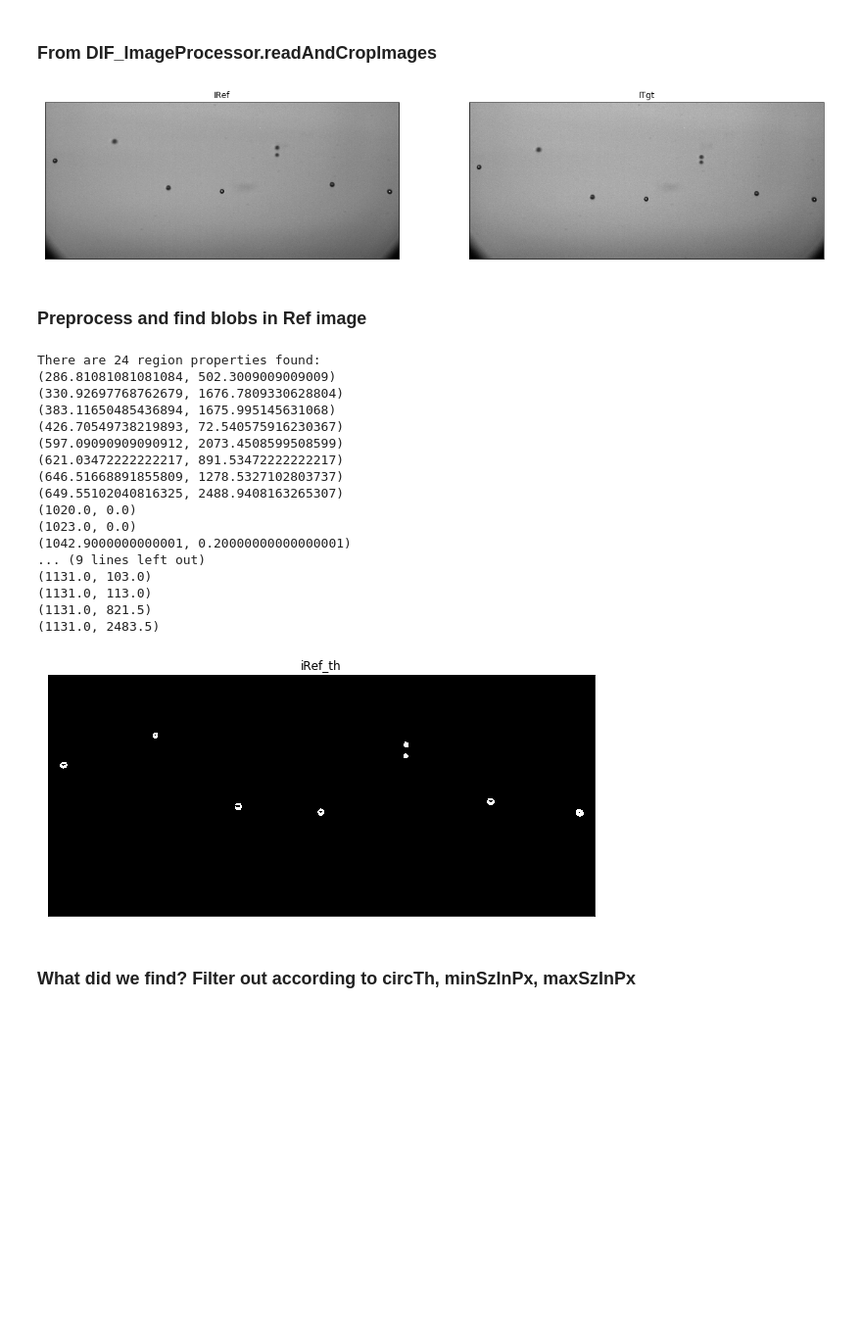
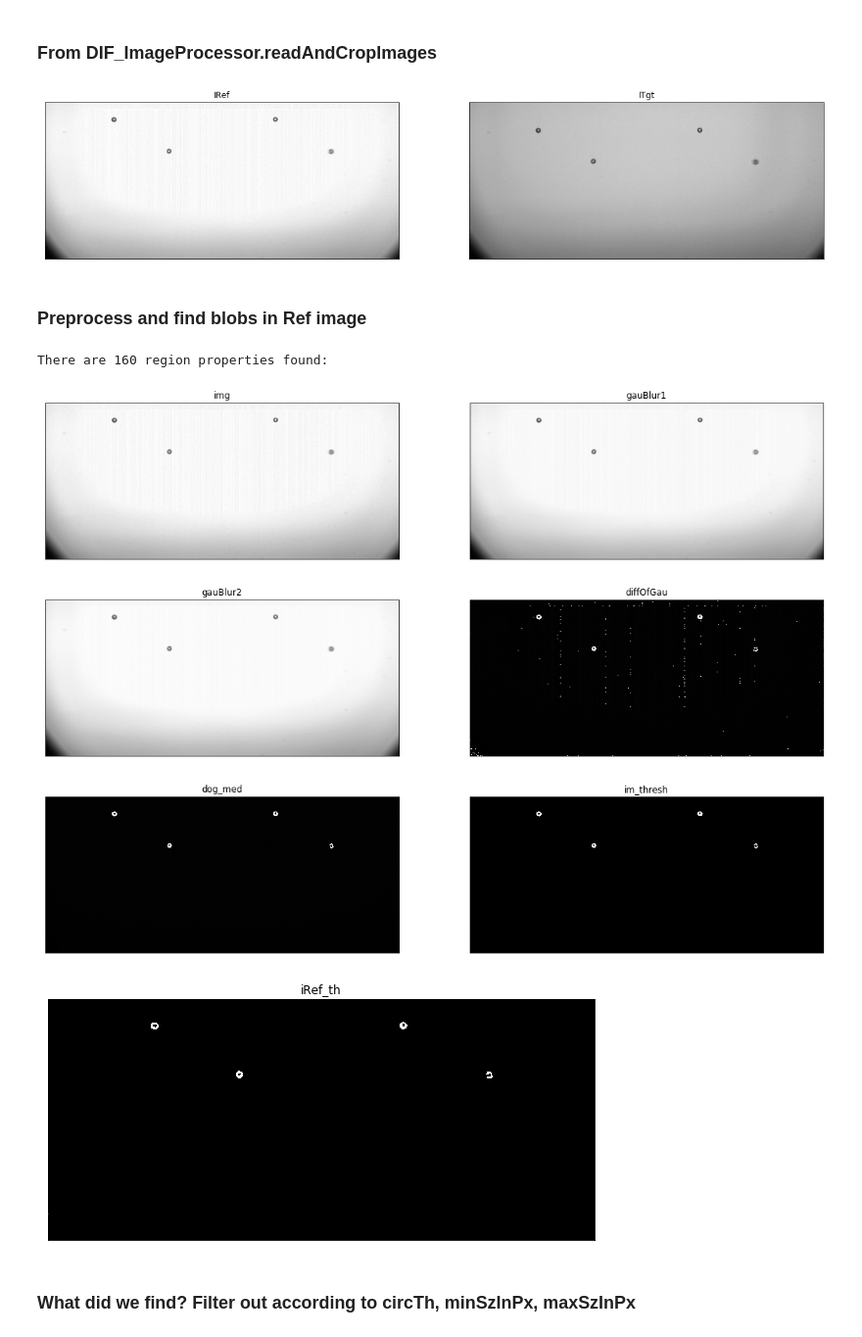
Before and after one commit to Aniruddh1/ipython-opencv-notebooks, a Jupyter notebook: notebooks/DIF Image Processing.ipynb, the cells around one changed output. Shown at 98% size. Cells and saved outputs as stored; diff of their text form; code cells hidden in the pictures; blank space fills up the shorter version.

```diff
--- a/notebooks/DIF Image Processing.ipynb
+++ b/notebooks/DIF Image Processing.ipynb
@@ -5,8 +5,15 @@ import numpy as np
 from matplotlib import pyplot as plt
 
 import sys
-sys.path.append('../scripts')
+from paths import Paths
+paths = Paths()
+sys.path.append(paths.scripts_root)
 import util
+
+import imutils
+
+%load_ext autoreload
+%autoreload 2
 
 # Display entire width of browser
 from IPython.display import display, HTML
@@ -18,10 +25,11 @@ display(HTML(data="""
 </style>
 """))
 
+paths.print_paths()
 # from Yesh's DIF_IP script
 from pixval import Formatter
 import blob_utils as bu
 from enum import IntEnum
-from skimage import measure
+from skimage import measure, filter
 
 green = (0, 255, 0)
@@ -98,3 +121,8 @@ maxSzInPx = DIF_ImageProcParams['maxSzInPx']
 maxDropsPerImg = DIF_ImageProcParams['maxDropsPerImg']
 timeLapse_us   = DIF_ImageProcParams['timeLapse_us']
 pxSize_um      = DIF_ImageProcParams['pxSize_um']
+# %%
+im16 = cv2.imread(paths.tmp_dir+'/DIF/dif_images/focus/+0/2017-09-29_09.22.41/DispenserOpt_00004_2017-09-29_09.22.50.png',cv2.IMREAD_ANYCOLOR | cv2.IMREAD_ANYDEPTH)
+imgplot =plt.imshow(im16, cmap='gray')
+plt.colorbar()
+#util.plot_imgs([(im16, 'IRef')], max_cols = 2)
@@ -105,5 +134,5 @@ cv2.checkChessboard
 # %%
-im16 = cv2.imread('../images/DispenserOpt_00097_2016-10-31_14.03.19.png', cv2.IMREAD_ANYCOLOR | cv2.IMREAD_ANYDEPTH)
+#im16 = cv2.imread('../images/DispenserOpt_00097_2016-10-31_14.03.19.png', cv2.IMREAD_ANYCOLOR | cv2.IMREAD_ANYDEPTH)
 
 # First make 2D by slicing out one channel
 if len(im16.shape) == 3:
@@ -120,54 +149,52 @@ if (im8.shape[0] == 2*frameHeight_px):
     ITgt = im8[frameHeight_px+rMin:frameHeight_px+rMax:rStep,cMin:cMax:cStep]
 
 IRef = im8[rMin:rMax:rStep,cMin:cMax:cStep]
+IRef16 = im16[rMin:rMax:rStep,cMin:cMax:cStep]
 
 util.plot_imgs([(IRef, 'IRef'), (ITgt, 'ITgt')], max_cols = 2)
 # %% [output]
-[figure, old version]
+[figure, new version]
 # %% [markdown]
 ### Preprocess and find blobs in Ref image
+# %%
+def simplePreProcAndBinarize(img):
+    gauBlur1 = cv2.GaussianBlur(img,(3,3),0)
+    gauBlur2 = cv2.GaussianBlur(img,(11,11),0)
+    diffOfGau = gauBlur1-gauBlur2
+    dog_med = cv2.medianBlur(diffOfGau, 5, 0)
+    ret, im_thresh = cv2.threshold(dog_med,0,255,cv2.THRESH_BINARY+cv2.THRESH_OTSU)
+    util.plot_imgs([(img, 'img'), (gauBlur1, 'gauBlur1'),(gauBlur2, 'gauBlur2'),(diffOfGau, 'diffOfGau'),(dog_med, 'dog_med'),(im_thresh, 'im_thresh')], max_cols = 2)
+    return im_thresh
 # %%
 # Ref image processing
 #---------------------
 # Preprocess and binarize reference image
 #iRef_th = bu.preprocAndBinarizeImg(iRef, blurKernelSize, tophatKernalSize, minThVal, maxThVal, thresholdType)
-iRef_th = bu.simplePreProcAndBinarize(IRef)
+#iRef_th = bu.simplePreProcAndBinarize(IRef16)
+iRef_th = simplePreProcAndBinarize(IRef)
 
 # Find, label and size up the blobs
 labelArrRef = measure.label(iRef_th)
 
 # Measure properties of labeled image regions.
 #  http://scikit-image.org/docs/dev/api/skimage.measure.html#skimage.measure.regionprops
 RegPropsRef = measure.regionprops(labelArrRef)
 
 numBlobsRef = len(RegPropsRef)
 print("There are %d region properties found:" % (numBlobsRef))
 
-for i in range(numBlobsRef):
-    print(RegPropsRef[i].centroid)
+# for i in range(numBlobsRef):
+#     print(RegPropsRef[i].centroid)
 
 blobCentroidsRef = np.array([RegPropsRef[i].centroid for i in range(numBlobsRef)])
 
 util.plot_imgs([(iRef_th, 'iRef_th')], max_cols = 2)
 # %% [output]
-There are 24 region properties found:
-(286.81081081081084, 502.3009009009009)
-(330.92697768762679, 1676.7809330628804)
-(383.11650485436894, 1675.995145631068)
-(426.70549738219893, 72.540575916230367)
-(597.09090909090912, 2073.4508599508599)
-(621.03472222222217, 891.53472222222217)
-(646.51668891855809, 1278.5327102803737)
-(649.55102040816325, 2488.9408163265307)
-(1020.0, 0.0)
-(1023.0, 0.0)
-(1042.9000000000001, 0.20000000000000001)
-... (9 lines left out)
-(1131.0, 103.0)
-(1131.0, 113.0)
-(1131.0, 821.5)
-(1131.0, 2483.5)
+There are 160 region properties found:
-[figure, old version]
+[figure, new version]
+[figure, added]
+[figure, added]
+[figure, added]
 # %% [markdown]
 ### What did we find? Filter out according to circTh, minSzInPx, maxSzInPx
 # %%
```
Also changed, not shown: parts of 3 cells of this notebook, 28 other files.
